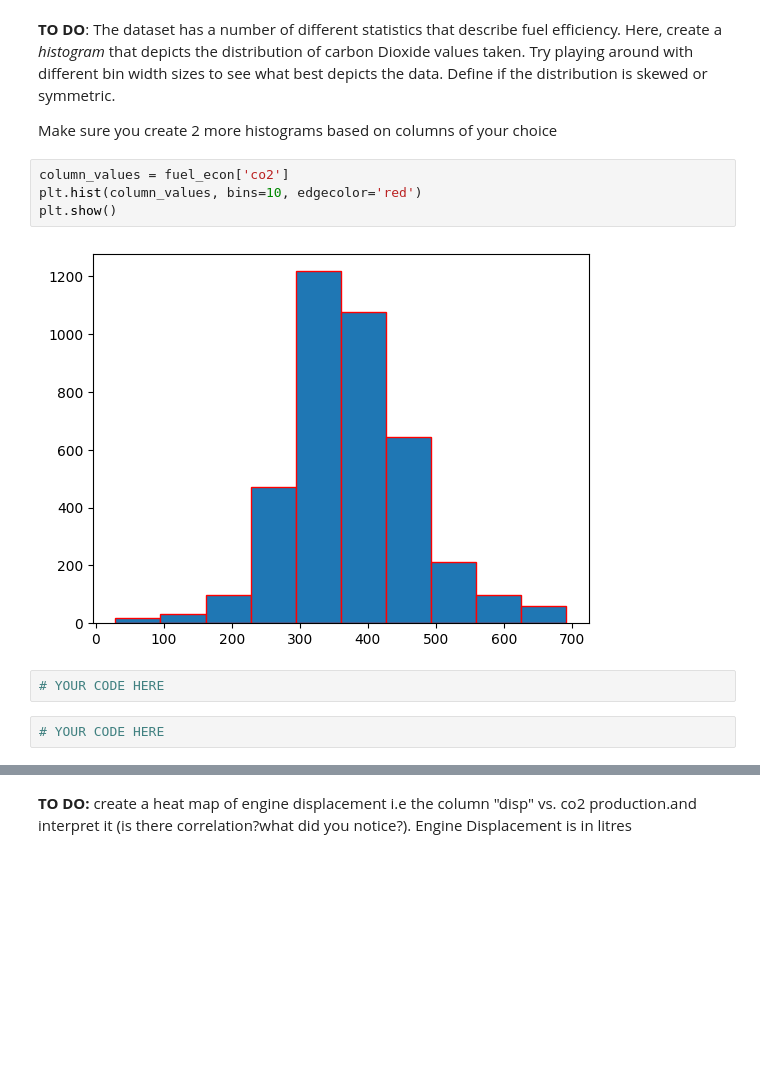
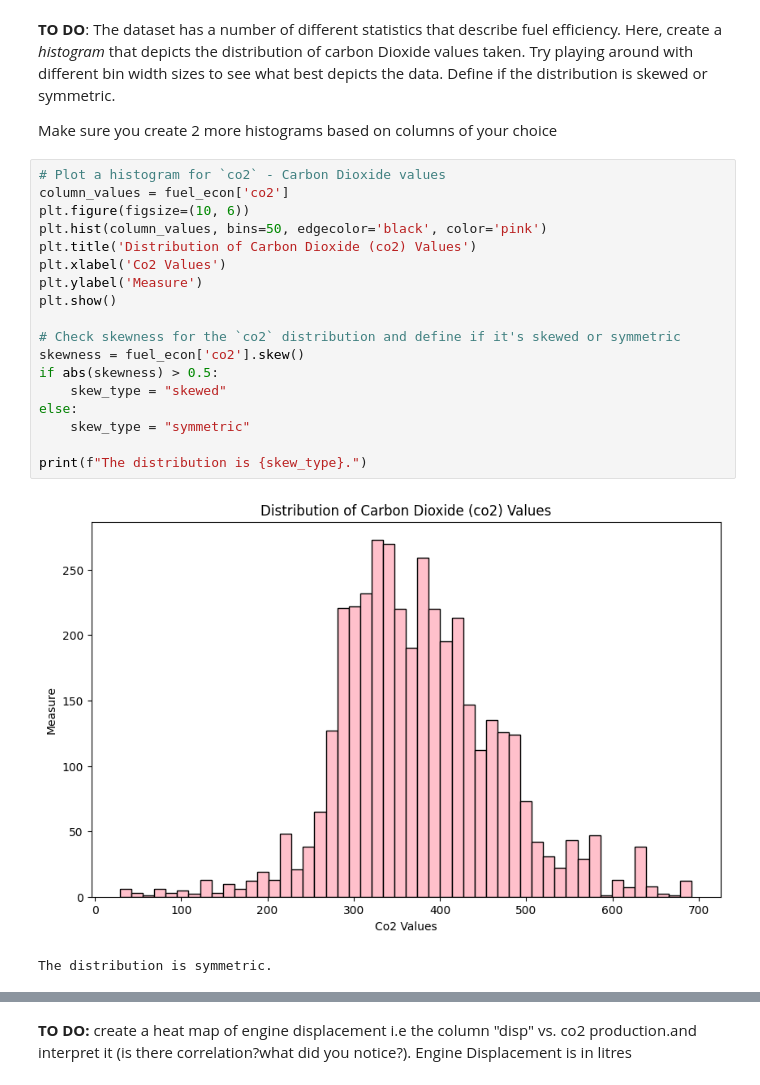
Before and after one commit to Praise-Atadja/alu-machine_learning, a Jupyter notebook: Praise_Atadja__Plotting_Assignment.ipynb, the cells around one changed output, grey strips where cells are left out. Drawn from its saved outputs; the diff is of its cells as text; blank space fills up the shorter version.

```diff
--- a/Praise_Atadja__Plotting_Assignment.ipynb
+++ b/Praise_Atadja__Plotting_Assignment.ipynb
@@ -44,13 +44,24 @@ Play Around with Bin size as you create your Histogram
 **TO DO**: The dataset has a number of different statistics that describe fuel efficiency. Here, create a _histogram_ that depicts the distribution of carbon Dioxide values taken. Try playing around with different bin width sizes to see what best depicts the data. Define if the distribution is skewed or symmetric.
 
 Make sure you create 2 more histograms based on columns of your choice
-# %%
-column_values = fuel_econ['co2']
-plt.hist(column_values, bins=10, edgecolor='red')
-plt.show()
-# %% [output]
-[figure, removed]
-# %%
-# YOUR CODE HERE
-# %%
-# YOUR CODE HERE
+# %%
+# Plot a histogram for `co2` - Carbon Dioxide values
+column_values = fuel_econ['co2']
+plt.figure(figsize=(10, 6))
+plt.hist(column_values, bins=50, edgecolor='black', color='pink')
+plt.title('Distribution of Carbon Dioxide (co2) Values')
+plt.xlabel('Co2 Values')
+plt.ylabel('Measure')
+plt.show()
+
+# Check skewness for the `co2` distribution and define if it's skewed or symmetric
+skewness = fuel_econ['co2'].skew()
+if abs(skewness) > 0.5:
+    skew_type = "skewed"
+else:
+    skew_type = "symmetric"
+
+print(f"The distribution is {skew_type}.")
+# %% [output]
+[figure, added]
+The distribution is symmetric.
```
Also changed, not shown: parts of 5 cells of this notebook.
